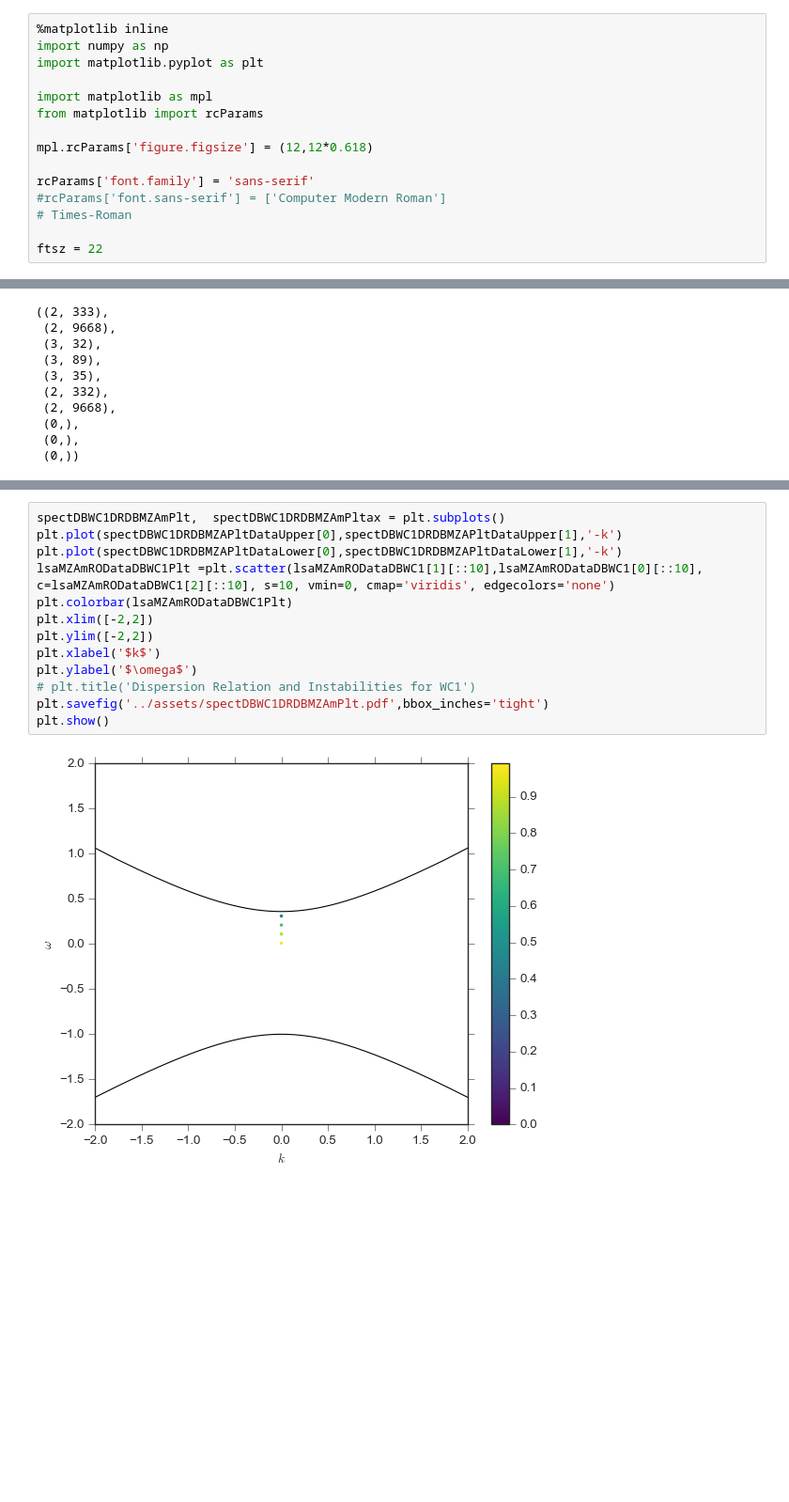
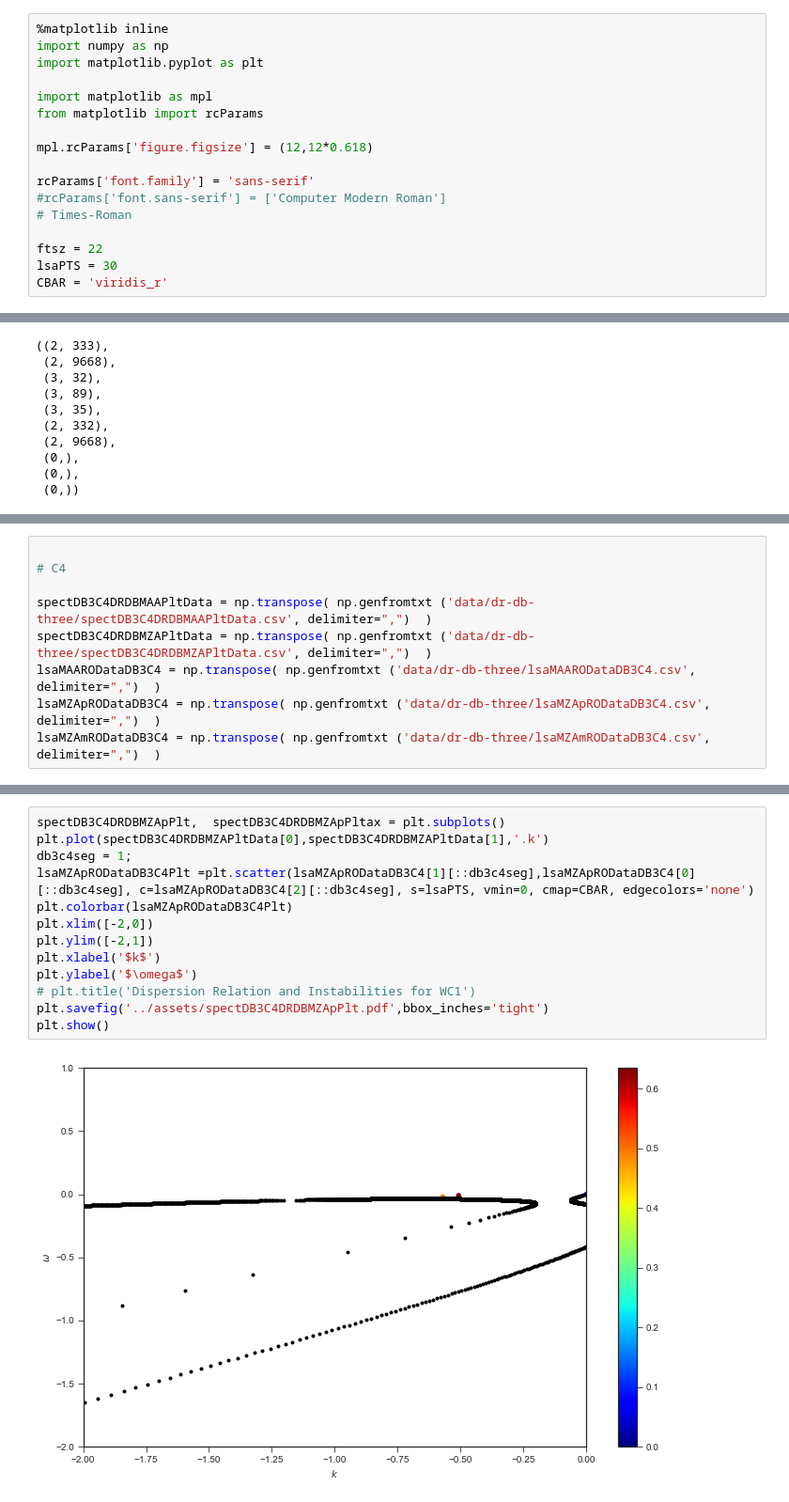
Before and after one commit to emptymalei/dispersion-relation-paper, a Jupyter notebook: program/plots.ipynb, the cells around one changed output, grey strips where cells are left out. Shown at 94% size. Saved outputs shown, nothing was run; the diff lists cells and outputs as text; blank space fills up the shorter version.

```diff
--- a/program/plots.ipynb
+++ b/program/plots.ipynb
@@ -13,6 +13,8 @@ rcParams['font.family'] = 'sans-serif'
 # Times-Roman
 
 ftsz = 22
+lsaPTS = 30
+CBAR = 'viridis_r'
 # %%
 print(plt.style.available)
 # %% [output]
@@ -133,0 +249,9 @@ plt.show()
+# %%
+
+# C4
+
+spectDB3C4DRDBMAAPltData = np.transpose( np.genfromtxt ('data/dr-db-three/spectDB3C4DRDBMAAPltData.csv', delimiter=",")  )
+spectDB3C4DRDBMZAPltData = np.transpose( np.genfromtxt ('data/dr-db-three/spectDB3C4DRDBMZAPltData.csv', delimiter=",")  )
+lsaMAARODataDB3C4 = np.transpose( np.genfromtxt ('data/dr-db-three/lsaMAARODataDB3C4.csv', delimiter=",")  )
+lsaMZApRODataDB3C4 = np.transpose( np.genfromtxt ('data/dr-db-three/lsaMZApRODataDB3C4.csv', delimiter=",")  )
+lsaMZAmRODataDB3C4 = np.transpose( np.genfromtxt ('data/dr-db-three/lsaMZAmRODataDB3C4.csv', delimiter=",")  )
@@ -134,16 +282,16 @@ plt.show()
 # %%
-spectDBWC1DRDBMZAmPlt,  spectDBWC1DRDBMZAmPltax = plt.subplots()
-plt.plot(spectDBWC1DRDBMZAPltDataUpper[0],spectDBWC1DRDBMZAPltDataUpper[1],'-k')
-plt.plot(spectDBWC1DRDBMZAPltDataLower[0],spectDBWC1DRDBMZAPltDataLower[1],'-k')
-lsaMZAmRODataDBWC1Plt =plt.scatter(lsaMZAmRODataDBWC1[1][::10],lsaMZAmRODataDBWC1[0][::10], c=lsaMZAmRODataDBWC1[2][::10], s=10, vmin=0, cmap='viridis', edgecolors='none')
-plt.colorbar(lsaMZAmRODataDBWC1Plt)
-plt.xlim([-2,2])
-plt.ylim([-2,2])
+spectDB3C4DRDBMZApPlt,  spectDB3C4DRDBMZApPltax = plt.subplots()
+plt.plot(spectDB3C4DRDBMZAPltData[0],spectDB3C4DRDBMZAPltData[1],'.k')
+db3c4seg = 1;
+lsaMZApRODataDB3C4Plt =plt.scatter(lsaMZApRODataDB3C4[1][::db3c4seg],lsaMZApRODataDB3C4[0][::db3c4seg], c=lsaMZApRODataDB3C4[2][::db3c4seg], s=lsaPTS, vmin=0, cmap=CBAR, edgecolors='none')
+plt.colorbar(lsaMZApRODataDB3C4Plt)
+plt.xlim([-2,0])
+plt.ylim([-2,1])
 plt.xlabel('$k$')
 plt.ylabel('$\omega$')
 # plt.title('Dispersion Relation and Instabilities for WC1')
-plt.savefig('../assets/spectDBWC1DRDBMZAmPlt.pdf',bbox_inches='tight')
+plt.savefig('../assets/spectDB3C4DRDBMZApPlt.pdf',bbox_inches='tight')
 plt.show()
 # %% [output]
-[figure, old version]
+[figure, new version]
 # %%
```
Also changed, not shown: parts of 21 cells of this notebook, 31 other files.
